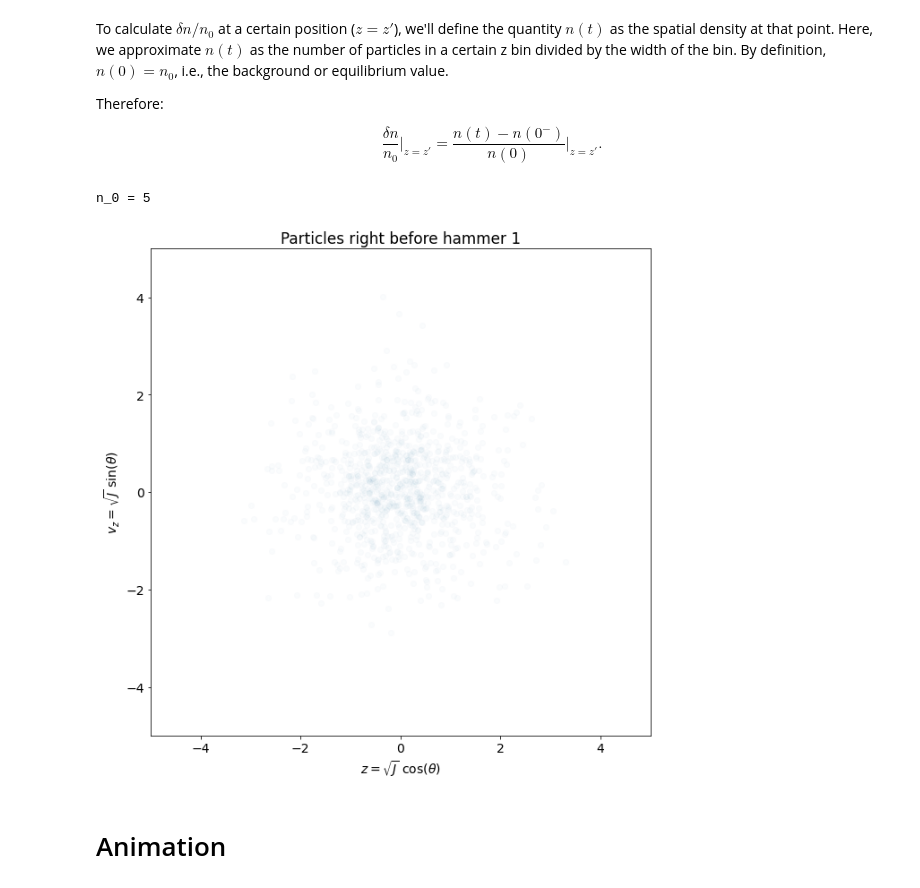
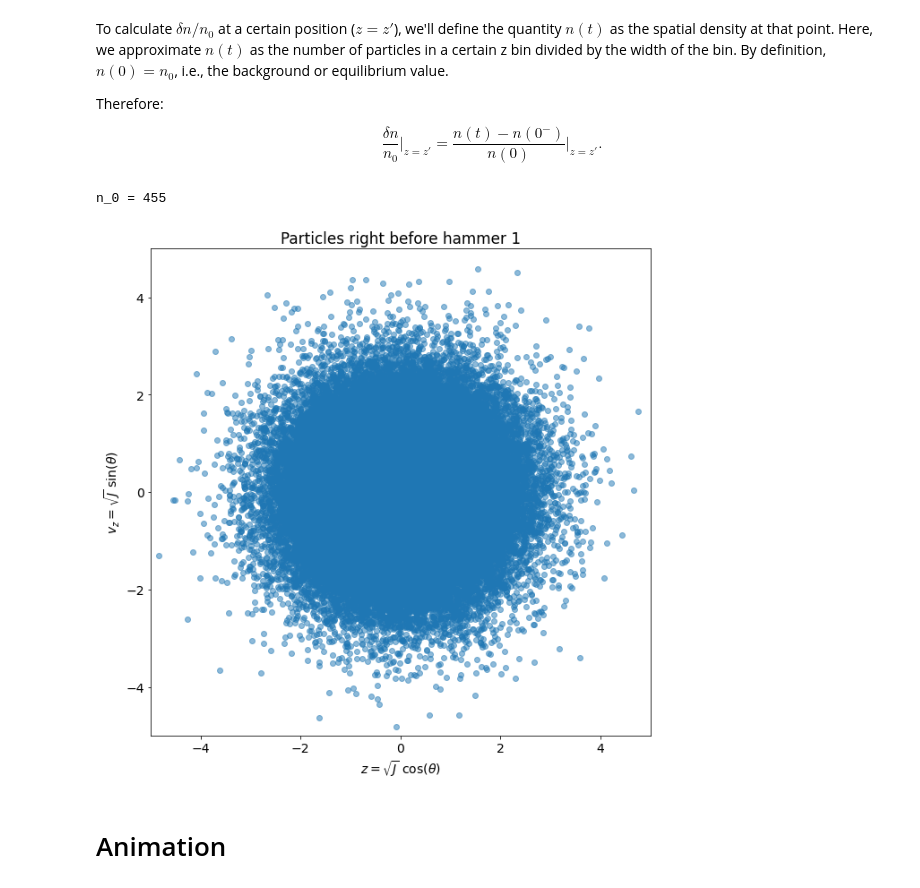
Before and after one commit to Jupiter1994/plasma-echo, a Jupyter notebook: Sampling Particle Trajectories.ipynb, the cells around one changed output. Cells and saved outputs as stored; diff of their text form; code cells hidden in the pictures.

```diff
--- a/Sampling Particle Trajectories.ipynb
+++ b/Sampling Particle Trajectories.ipynb
@@ -123,7 +123,7 @@ n1, n2 = 1, 3
 A1, A2 = 0.1, 0.2
 
 # define ts, thetas, and Js; and, corresponding Cartesian coords
-N = (int) (1e3) # number of particles
+N = (int) (1e5) # number of particles
 
 # time range
 tmin = 0
@@ -189,29 +189,30 @@ $$\frac{\delta n}{n_0} \Big|_{z=z'} = \frac{n(t) - n(0^-)}{n(0)}\Big|_{z=z'}.$$
 # %%
 # calculate n_0 and plot initial condition
 z_tolerance = 1e-2
 
 fig = plt.figure(figsize=(10,10))
 zs, vzs = pol2cart(thetas, Js)
-scat = plt.scatter(zs, vzs, alpha=0.02)
+scat = plt.scatter(zs, vzs, alpha=0.5)
+# plt.grid()
 
 # number of particles at t=0 within z_tolerance at a z coordinate; this is the
 # "background" distribution
 z_offset = 1
 n_0 = np.sum(np.abs(zs - z_offset) < z_tolerance)
 print(f'n_0 = {n_0}')
 
 xlimit = 5
 plt.xlim(-xlimit, xlimit)
 plt.ylim(-xlimit, xlimit)
 
 plt.xlabel(r"$z = \sqrt{J}$ cos($\theta$)")
 plt.ylabel(r"$v_z = \sqrt{J}$ sin($\theta$)")
 
 plt.title('Particles right before hammer 1')
 
 plt.show()
 # %% [output]
-n_0 = 5
+n_0 = 455
-[figure, old version]
+[figure, new version]
 # %% [markdown]
 # Animation
```
Also changed, not shown: parts of 2 cells of this notebook.
